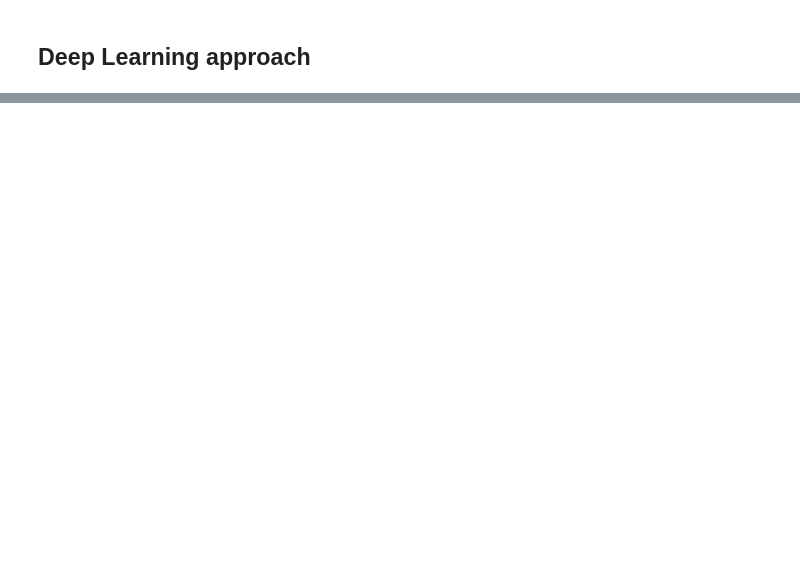
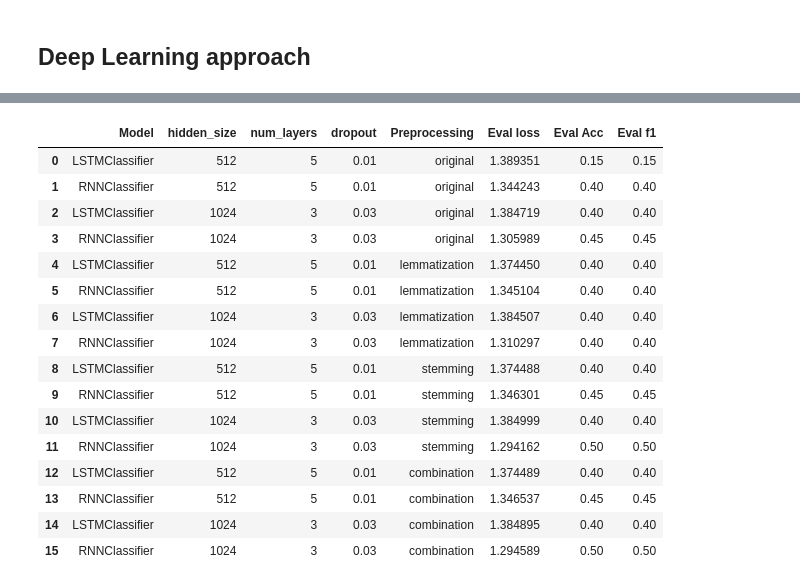
Before and after one commit to alexgiving/nlp-classification, a Jupyter notebook: notebook.ipynb, the cells around one changed output, grey strips where cells are left out. Drawn from its saved outputs; the diff is of its cells as text; code cells hidden in the pictures; blank space fills up the shorter version.

Commit message:
[MERGE] Explanation of results

```diff
--- a/notebook.ipynb
+++ b/notebook.ipynb
@@ -382,10 +421,2 @@ While none of the models achieved high overall performance, the K-Neighbors clas
 # %% [markdown]
 ## Deep Learning approach
-# %%
-preprocessing_name = 'original'
-X_train, X_test, y_train, y_test = data_processing_map[preprocessing_name]
-
-tokenizer = AutoTokenizer.from_pretrained('bert-base-uncased')
-
-train_dataset = prepare_dataset(X_train, y_train, tokenizer)
-eval_dataset = prepare_dataset(X_test, y_test, tokenizer)
@@ -394,17 +427,19 @@ training_args = TrainingArguments(
     output_dir='./results',
     eval_strategy='epoch',
     learning_rate=2e-5,
-    per_device_train_batch_size=16,
-    per_device_eval_batch_size=16,
+    per_device_train_batch_size=8,
+    per_device_eval_batch_size=8,
     num_train_epochs=3,
-    weight_decay=0.01,
+    weight_decay=0.03,
     disable_tqdm=True,
 )
 # %%
 models = [
-    partial(LSTMClassifier, vocab_size=tokenizer.vocab_size, hidden_dim=512, num_layers=2, num_classes=num_classes),
-    partial(RNNClassifier, vocab_size=tokenizer.vocab_size, hidden_dim=512, num_layers=2, num_classes=num_classes),
-]
+    partial(LSTMClassifier, vocab_size=tokenizer.vocab_size, hidden_dim=512, num_layers=5, num_classes=num_classes, dropout=0.01),
+    partial(RNNClassifier, vocab_size=tokenizer.vocab_size, hidden_dim=512, num_layers=5, num_classes=num_classes, dropout=0.01),
+    partial(LSTMClassifier, vocab_size=tokenizer.vocab_size, hidden_dim=1024, num_layers=3, num_classes=num_classes, dropout=0.03),
+    partial(RNNClassifier, vocab_size=tokenizer.vocab_size, hidden_dim=1024, num_layers=3, num_classes=num_classes, dropout=0.03),
+    ]
 # %%
 results_dl = []
 
@@ -449,0 +504,20 @@ Training RNNClassifier model
+# %%
+results_dl_frame
+# %% [output]
+|  | Model | hidden_size | num_layers | dropout | Preprocessing | Eval loss | Eval Acc | Eval f1 |
+| 0 | LSTMClassifier | 512 | 5 | 0.01 | original | 1.389351 | 0.15 | 0.15 |
+| 1 | RNNClassifier | 512 | 5 | 0.01 | original | 1.344243 | 0.40 | 0.40 |
+| 2 | LSTMClassifier | 1024 | 3 | 0.03 | original | 1.384719 | 0.40 | 0.40 |
+| 3 | RNNClassifier | 1024 | 3 | 0.03 | original | 1.305989 | 0.45 | 0.45 |
+| 4 | LSTMClassifier | 512 | 5 | 0.01 | lemmatization | 1.374450 | 0.40 | 0.40 |
+| 5 | RNNClassifier | 512 | 5 | 0.01 | lemmatization | 1.345104 | 0.40 | 0.40 |
+| 6 | LSTMClassifier | 1024 | 3 | 0.03 | lemmatization | 1.384507 | 0.40 | 0.40 |
+| 7 | RNNClassifier | 1024 | 3 | 0.03 | lemmatization | 1.310297 | 0.40 | 0.40 |
+| 8 | LSTMClassifier | 512 | 5 | 0.01 | stemming | 1.374488 | 0.40 | 0.40 |
+| 9 | RNNClassifier | 512 | 5 | 0.01 | stemming | 1.346301 | 0.45 | 0.45 |
+| 10 | LSTMClassifier | 1024 | 3 | 0.03 | stemming | 1.384999 | 0.40 | 0.40 |
+| 11 | RNNClassifier | 1024 | 3 | 0.03 | stemming | 1.294162 | 0.50 | 0.50 |
+| 12 | LSTMClassifier | 512 | 5 | 0.01 | combination | 1.374489 | 0.40 | 0.40 |
+| 13 | RNNClassifier | 512 | 5 | 0.01 | combination | 1.346537 | 0.45 | 0.45 |
+| 14 | LSTMClassifier | 1024 | 3 | 0.03 | combination | 1.384895 | 0.40 | 0.40 |
+| 15 | RNNClassifier | 1024 | 3 | 0.03 | combination | 1.294589 | 0.50 | 0.50 |
```
Also changed, not shown: parts of 31 cells of this notebook, 2 other files.
